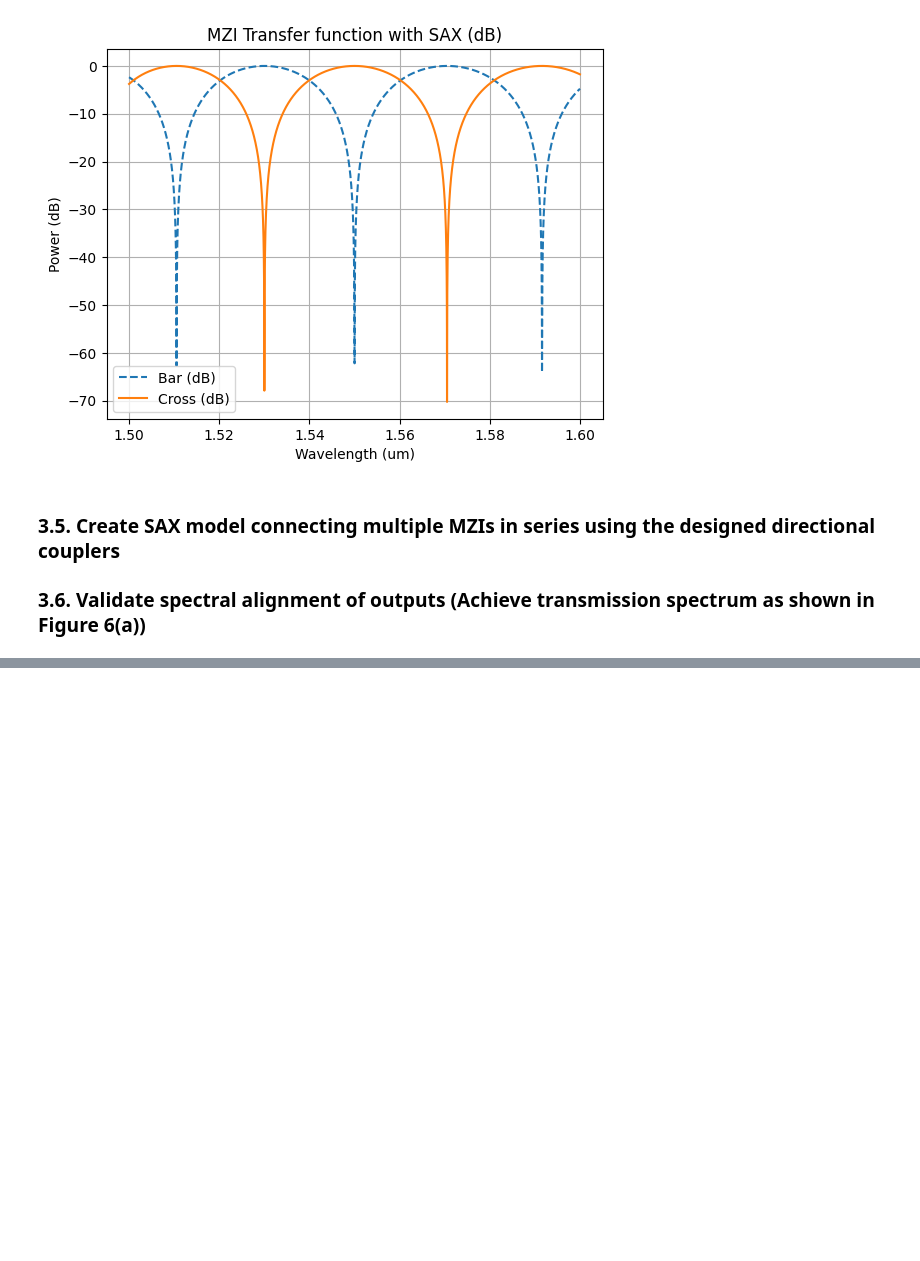
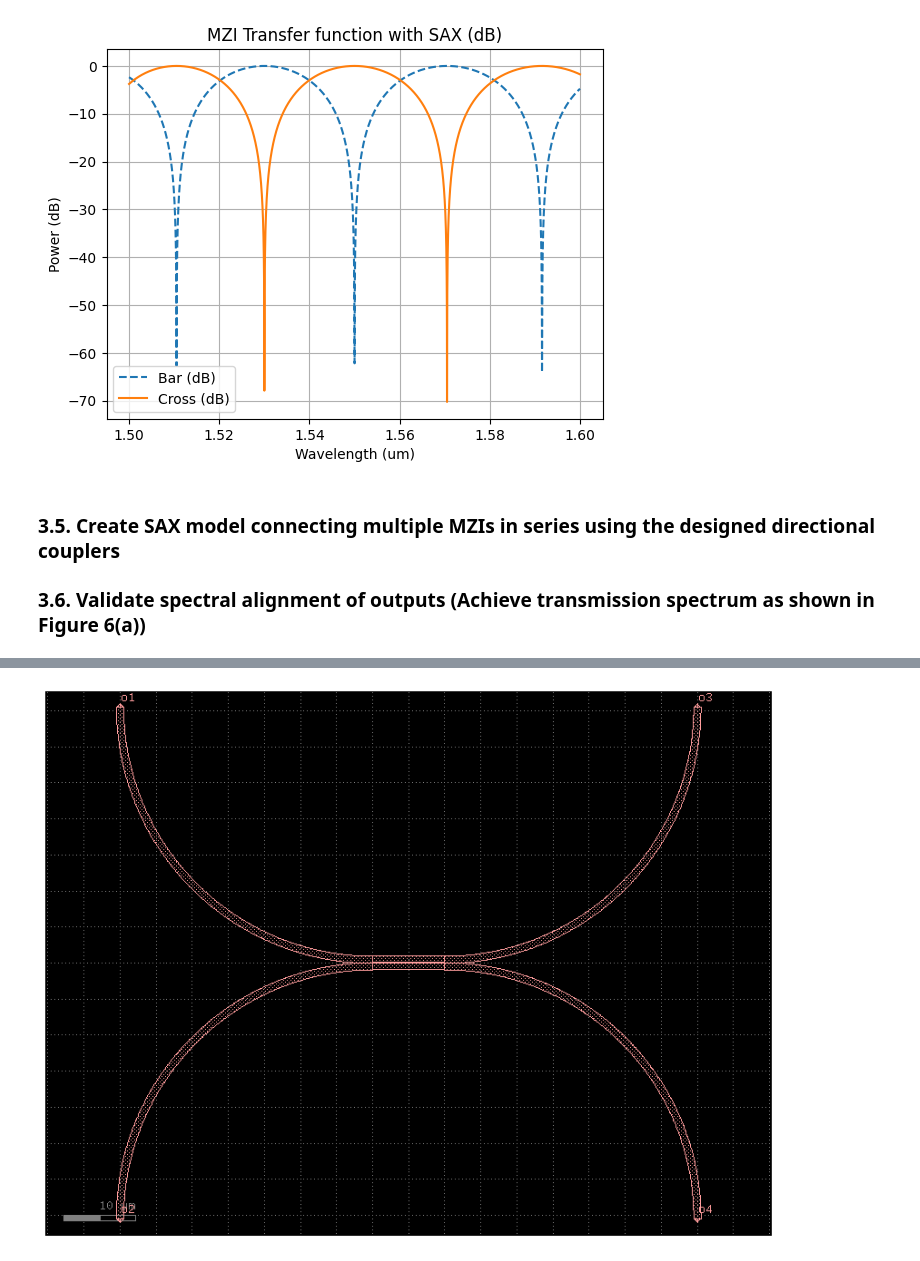
Before and after one commit to snacmuo/pic-upv-lab5-finalproject, a Jupyter notebook: FInal_Project_Sergi_Nàcher_Muñoz.ipynb, the cells around one changed output, grey strips where cells are left out. Drawn from its saved outputs; the diff is of its cells as text; code cells hidden in the pictures; blank space fills up the shorter version.

```diff
--- a/FInal_Project_Sergi_Nàcher_Muñoz.ipynb
+++ b/FInal_Project_Sergi_Nàcher_Muñoz.ipynb
@@ -855,0 +1332,44 @@ plt.show()
+# %%
+dL_S1 = 13.99
+dL_S2 = 6.99
+L_pi = 0.33
+L_half_pi = 0.16
+R_BEND = 35.0
+
+L2_S1 = 0.0
+L1_S1 = dL_S1
+L2_S2 = 0.0
+L1_S2 = dL_S2
+
+def coupler(length=10.0, gap=0.4, R=R_BEND):
+    c = gf.Component()
+    s_top = c << gf.components.straight(length=length, cross_section="strip")
+    s_bot = c << gf.components.straight(length=length, cross_section="strip")
+
+    dist = gap + 0.5
+    s_top.dmovey(dist / 2)
+    s_bot.dmovey(-dist / 2)
+
+    bin_top = c << gf.components.bend_circular(angle=90, radius=R, cross_section="strip")
+    bout_top = c << gf.components.bend_circular(angle=90, radius=R, cross_section="strip")
+    bin_bot = c << gf.components.bend_circular(angle=-90, radius=R, cross_section="strip")
+    bout_bot = c << gf.components.bend_circular(angle=-90, radius=R, cross_section="strip")
+
+    bin_top.connect("o2", s_top.ports["o1"])
+    bout_top.connect("o1", s_top.ports["o2"])
+    bin_bot.connect("o2", s_bot.ports["o1"])
+    bout_bot.connect("o1", s_bot.ports["o2"])
+
+    c.add_port("o1", port=bin_top.ports["o1"])
+    c.add_port("o2", port=bin_bot.ports["o1"])
+    c.add_port("o3", port=bout_top.ports["o2"])
+    c.add_port("o4", port=bout_bot.ports["o2"])
+    return c
+
+c = gf.Component()
+coupler_mod = c << coupler()
+c.add_ports(coupler_mod.ports)
+c.draw_ports()
+c.plot()
+c.show()
+# %% [output]
@@ -855,0 +1377 @@ plt.show()
+[figure, added]
```
Also changed, not shown: parts of 15 cells of this notebook.
